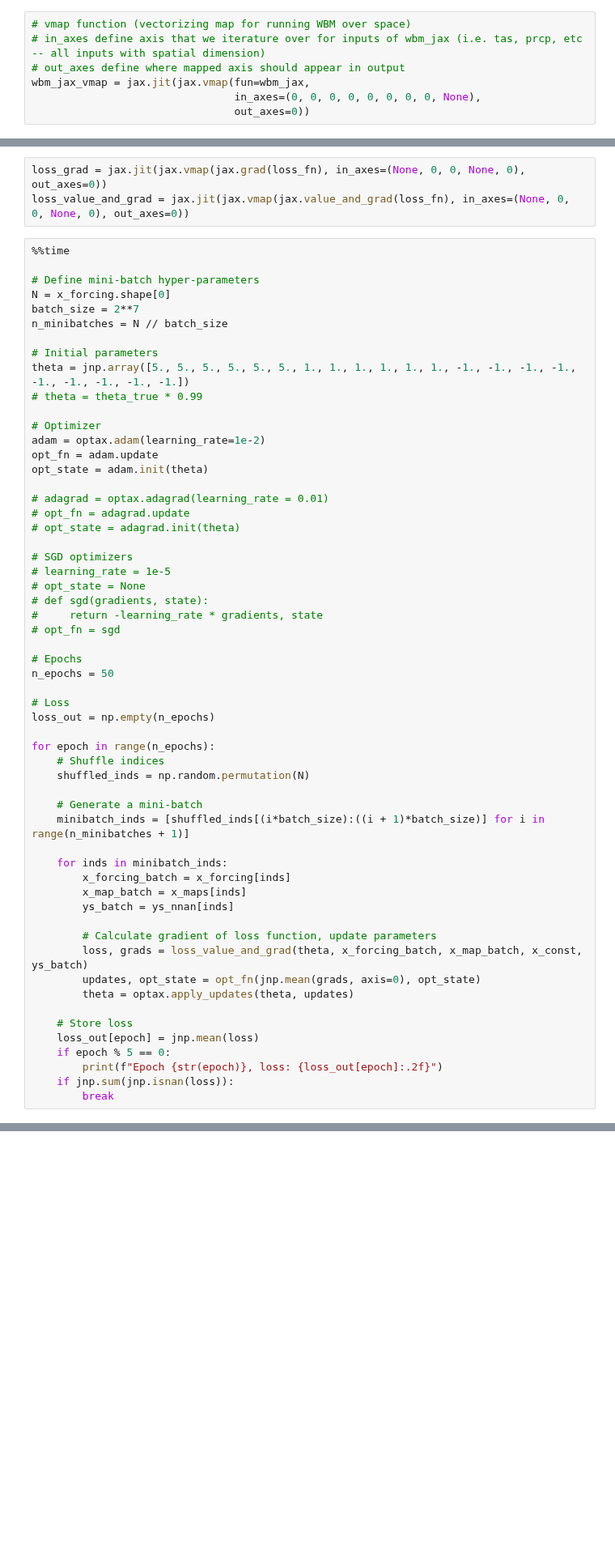
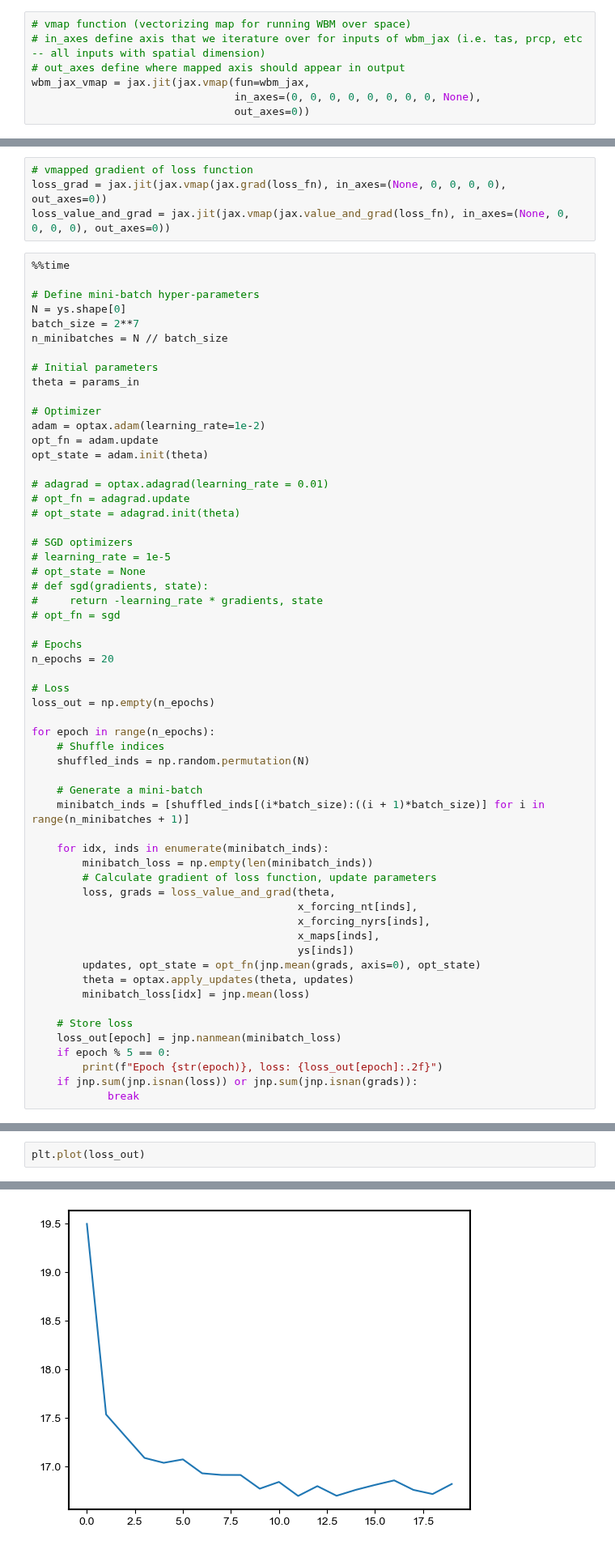
Before and after one commit to david0811/lafferty-etal-2024-tbd, a Jupyter notebook: code/02a_WBM_calibration.ipynb, the cells around one changed output, grey strips where cells are left out. Shown at 81% size. Drawn from its saved outputs; the diff is of its cells as text; blank space fills up the shorter version.

```diff
--- a/code/02a_WBM_calibration.ipynb
+++ b/code/02a_WBM_calibration.ipynb
@@ -340,17 +361,17 @@ NameError: name 'loss_fn' is not defined
 # %%
-loss_grad = jax.jit(jax.vmap(jax.grad(loss_fn), in_axes=(None, 0, 0, None, 0), out_axes=0))
-loss_value_and_grad = jax.jit(jax.vmap(jax.value_and_grad(loss_fn), in_axes=(None, 0, 0, None, 0), out_axes=0))
+# vmapped gradient of loss function
+loss_grad = jax.jit(jax.vmap(jax.grad(loss_fn), in_axes=(None, 0, 0, 0, 0), out_axes=0))
+loss_value_and_grad = jax.jit(jax.vmap(jax.value_and_grad(loss_fn), in_axes=(None, 0, 0, 0, 0), out_axes=0))
 # %%
 %%time
 
 # Define mini-batch hyper-parameters
-N = x_forcing.shape[0]
+N = ys.shape[0]
 batch_size = 2**7
 n_minibatches = N // batch_size
 
 # Initial parameters
-theta = jnp.array([5., 5., 5., 5., 5., 5., 1., 1., 1., 1., 1., 1., -1., -1., -1., -1., -1., -1., -1., -1., -1.])
-# theta = theta_true * 0.99
+theta = params_in
 
 # Optimizer
 adam = optax.adam(learning_rate=1e-2)
@@ -369,7 +390,7 @@ opt_state = adam.init(theta)
 # opt_fn = sgd
 
 # Epochs
-n_epochs = 50
+n_epochs = 20
 
 # Loss
 loss_out = np.empty(n_epochs)
@@ -381,20 +402,22 @@ for epoch in range(n_epochs):
     # Generate a mini-batch
     minibatch_inds = [shuffled_inds[(i*batch_size):((i + 1)*batch_size)] for i in range(n_minibatches + 1)]
 
-    for inds in minibatch_inds:
-        x_forcing_batch = x_forcing[inds]
-        x_map_batch = x_maps[inds]
-        ys_batch = ys_nnan[inds]
-
+    for idx, inds in enumerate(minibatch_inds):
+        minibatch_loss = np.empty(len(minibatch_inds))
         # Calculate gradient of loss function, update parameters
-        loss, grads = loss_value_and_grad(theta, x_forcing_batch, x_map_batch, x_const, ys_batch)
+        loss, grads = loss_value_and_grad(theta,
+                                          x_forcing_nt[inds],
+                                          x_forcing_nyrs[inds],
+                                          x_maps[inds],
+                                          ys[inds])
         updates, opt_state = opt_fn(jnp.mean(grads, axis=0), opt_state)
         theta = optax.apply_updates(theta, updates)
+        minibatch_loss[idx] = jnp.mean(loss)
 
     # Store loss
-    loss_out[epoch] = jnp.mean(loss)
+    loss_out[epoch] = jnp.nanmean(minibatch_loss)
     if epoch % 5 == 0:
         print(f"Epoch {str(epoch)}, loss: {loss_out[epoch]:.2f}")
-    if jnp.sum(jnp.isnan(loss)):
-        break
+    if jnp.sum(jnp.isnan(loss)) or jnp.sum(jnp.isnan(grads)):
+            break
 # %% [output]
@@ -412,0 +430,3 @@ Wall time: 23min 58s
+# %%
+plt.plot(loss_out)
+# %% [output]
@@ -412,0 +434 @@ Wall time: 23min 58s
+[figure, added]
```
Also changed, not shown: parts of 27 cells of this notebook, 2 other files.
